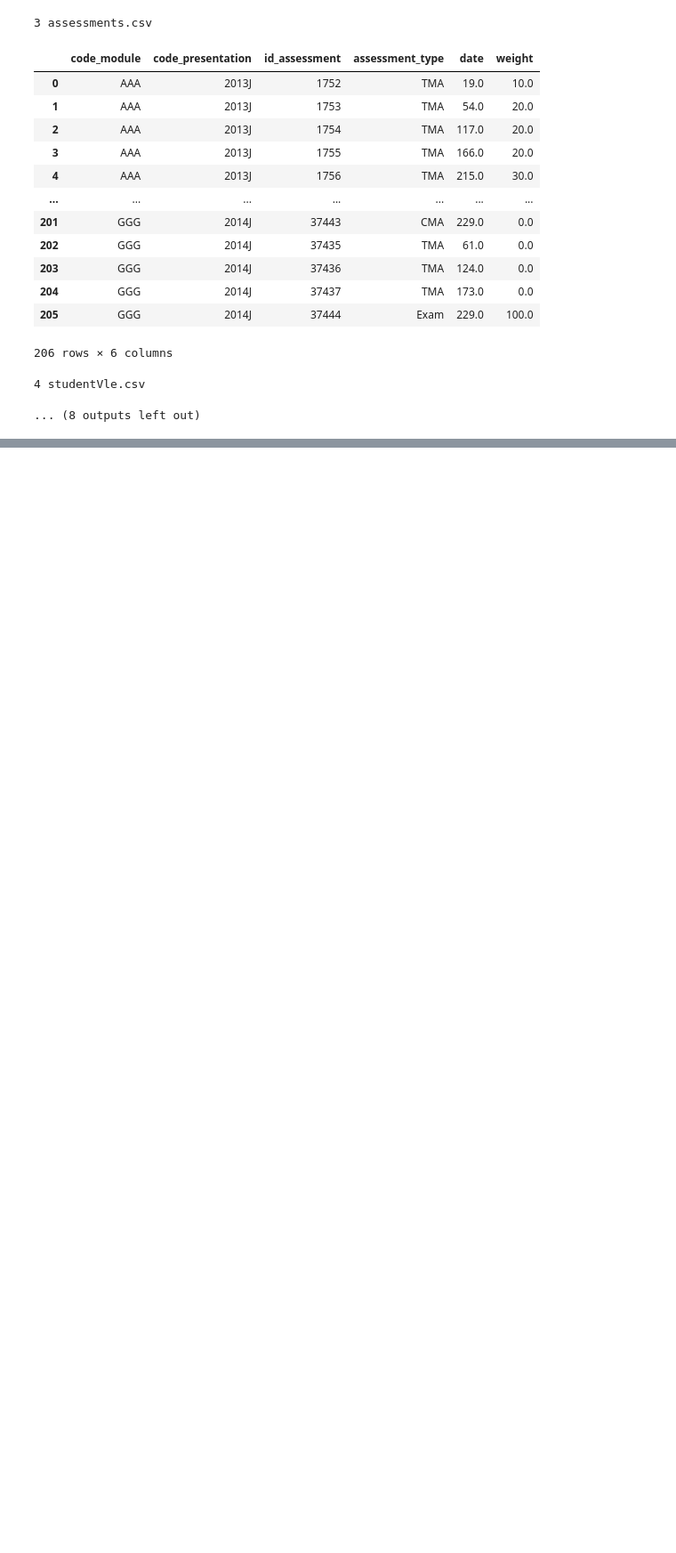
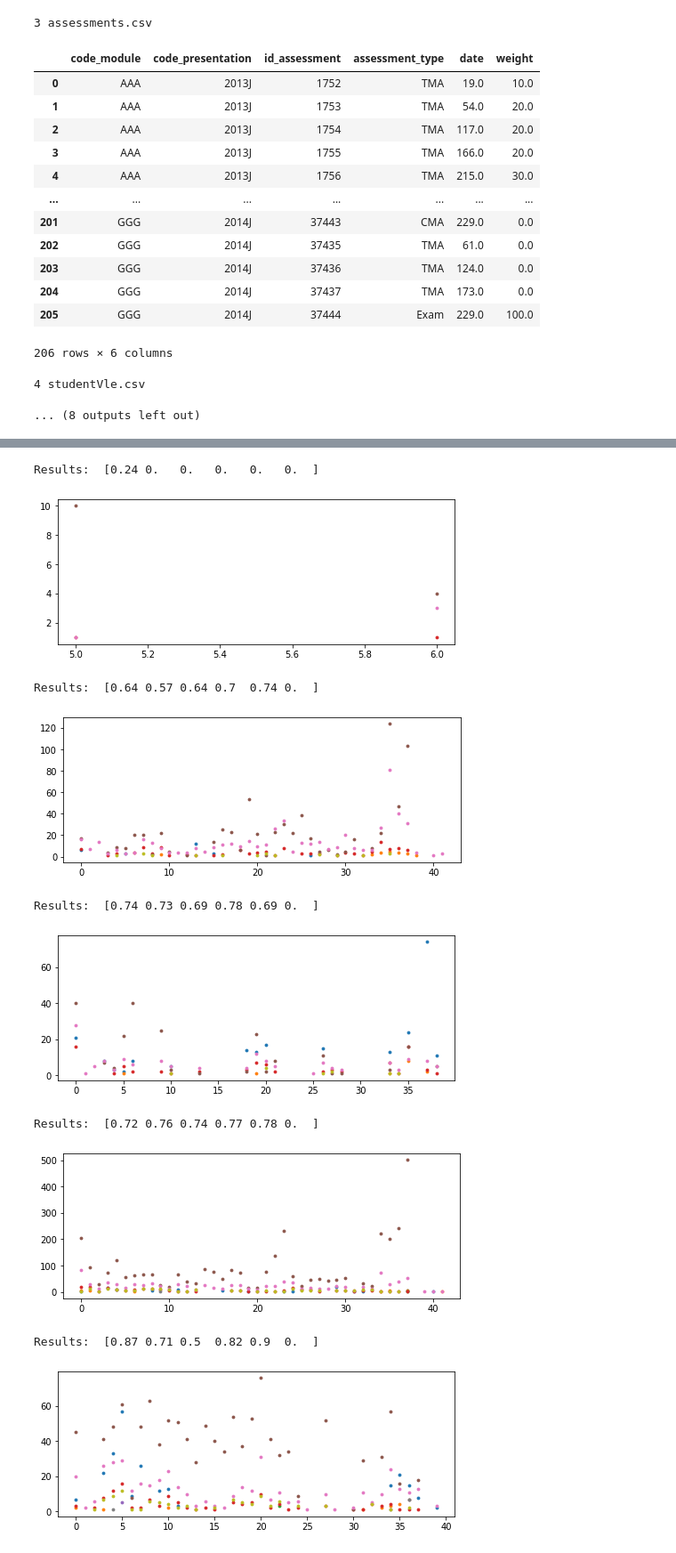
Before and after one commit to olagrasli/DataMiningProject, a Jupyter notebook: data_statistics/vle_stats.ipynb, the cells around one changed output, grey strips where cells are left out. Shown at 89% size. Saved outputs shown, nothing was run; the diff lists cells and outputs as text; code cells hidden in the pictures; blank space fills up the shorter version.

Commit message:
VLE resource stat update

```diff
--- a/data_statistics/vle_stats.ipynb
+++ b/data_statistics/vle_stats.ipynb
@@ -187,0 +253,10 @@ Name: score, dtype: float64]
+# %%
+def get_assessment_scores(student_id, assessment_ids):
+    assessment_scores = []
+    for assessment_id in assessment_ids:
+        asses_score = studentAssesment_df[(studentAssesment_df['id_student']==student_id)&(studentAssesment_df['id_assessment']==assessment_id)]['score']
+        if (asses_score.shape[0]>0):
+            assessment_scores.append(float(asses_score)/100)
+        else: # not
+            assessment_scores.append(0.)
+    return assessment_scores
@@ -187,0 +270,14 @@ Name: score, dtype: float64]
+# %%
+student_ids = list(set(moduleStudentVle.index))
+x, y = [], []
+for student_id in student_ids:
+    try:
+        click_matrix = get_click_matrix(student_id, number_of_weeks, course_resources, resource_conversion)
+        assessments = get_assessment_scores(student_id, assessment_ids)
+        if (not np.isnan(np.sum(assessments))):
+            x.append(click_matrix)
+            y.append(assessments)
+    except Exception as e:
+        print(student_id)
+        print(e)
+X = np.array(x)
@@ -187,0 +289,2 @@ Name: score, dtype: float64]
+# %%
+y = np.array(y)
@@ -187,0 +303,29 @@ Name: score, dtype: float64]
+# %%
+def plot_student_resource_data(resource_matrix):
+    # plot
+    plt.figure(figsize=(8,3))
+    for i, resource_weeks in enumerate(resource_matrix.transpose()):
+        active_weeks = []
+        active_resources = []
+        for j, resource_week in enumerate(resource_weeks):
+            if (resource_week != 0):
+                active_weeks.append(j)
+                active_resources.append(resource_week)
+        plt.scatter(active_weeks, active_resources, c = colors[i], s=8)
+    plt.show()
+    return 0
+# %%
+for i in range(30):
+    print("Results: ", y[i])
+    plot_student_resource_data(X[i])
+# %% [output]
+Results:  [0.24 0.   0.   0.   0.   0.  ]
+[figure, added]
+Results:  [0.64 0.57 0.64 0.7  0.74 0.  ]
+[figure, added]
+Results:  [0.74 0.73 0.69 0.78 0.69 0.  ]
+[figure, added]
+Results:  [0.72 0.76 0.74 0.77 0.78 0.  ]
+[figure, added]
+Results:  [0.87 0.71 0.5  0.82 0.9  0.  ]
+[figure, added]
```
Also changed, not shown: parts of 34 cells of this notebook.
